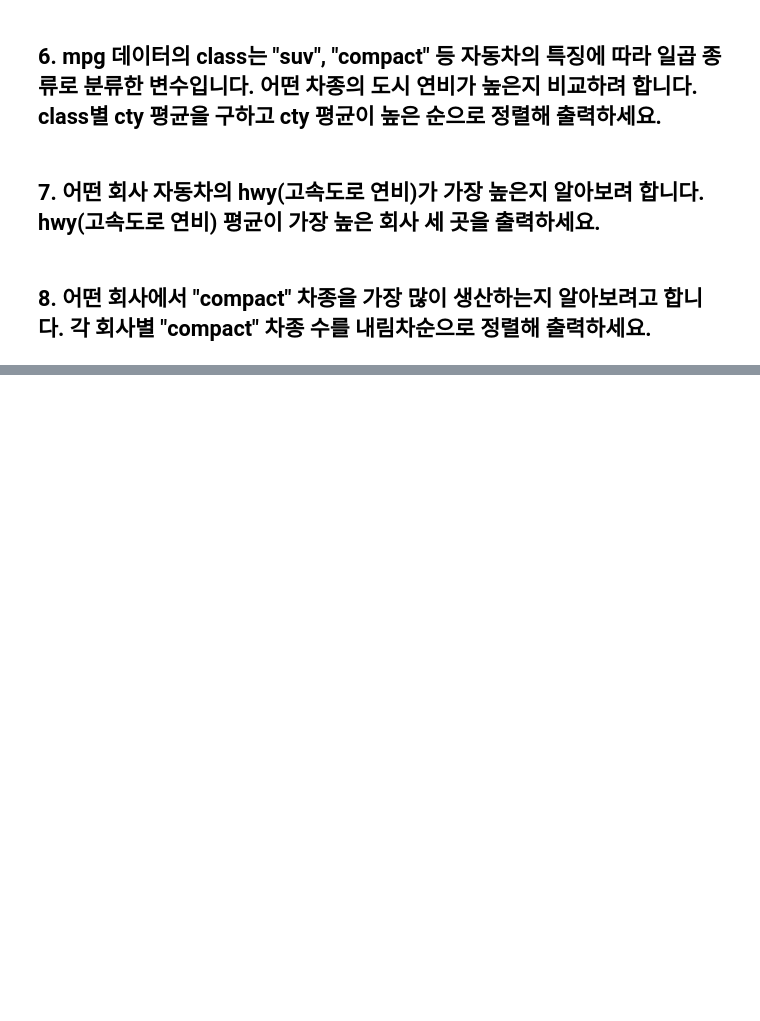
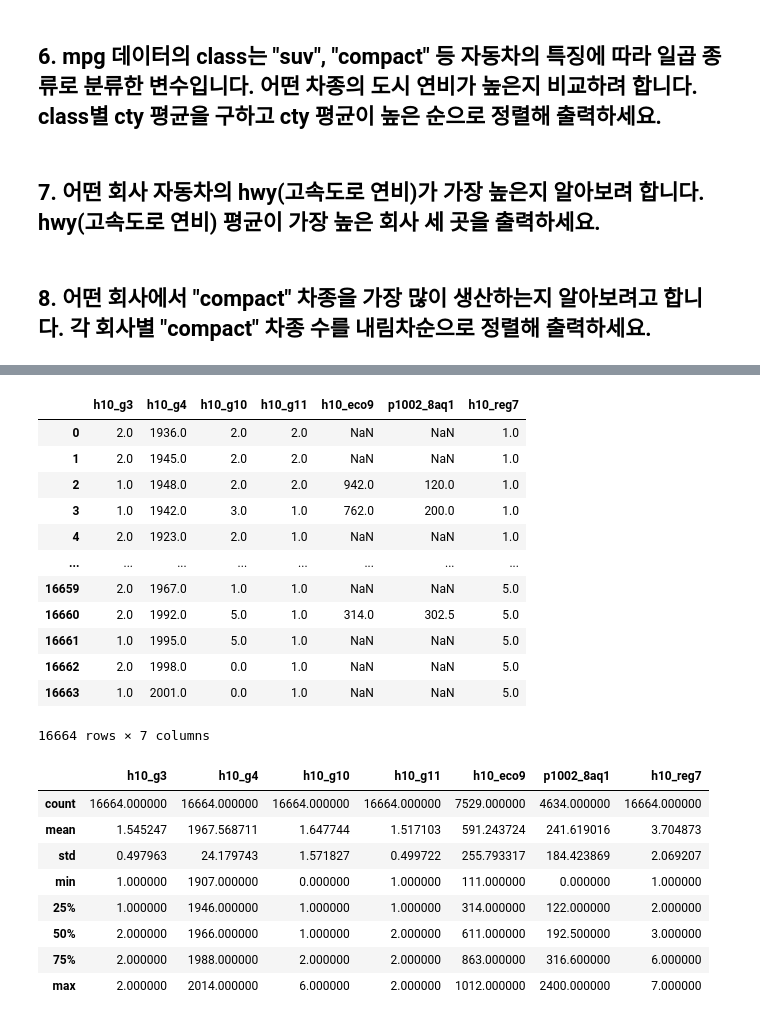
Before and after one commit to 1il1il/TIL, a Jupyter notebook: python/수행평가_3.ipynb, the cells around one changed output, grey strips where cells are left out. Saved outputs shown, nothing was run; the diff lists cells and outputs as text; code cells hidden in the pictures; blank space fills up the shorter version.

```diff
--- a/python/수행평가_3.ipynb
+++ b/python/수행평가_3.ipynb
@@ -342,0 +215,29 @@ honda 회사의 suv 자동차 연비 1~5위
+# %%
+# 한국복지패널데이터를 이용한 데이터 분석 연습
+
+# 데이터 준비
+
+# 제공된 파일의 압축을 풀면 파일이 2개 있습니다.
+# Koweps_hpc10_2015_beta1.sav : SPSS 데이터 파일 (128M)
+# Koweps_Codebook.xlsx : 우리가 사용할 column에 대한 설명
+# 총 7개의 column만을 이용합니다.
+
+
+# 데이터 파일인 Koweps_hpc10_2015_beta1.sav 파일은
+# 상용 통계분석 소프트웨어인 SPSS 전용파일입니다.
+
+# 해당 데이터 파일은 SPSS 전용파일이기 때문에 pandas에서 사용하기
+# 위해서 다음의 코드를 이용해서 DataFrame으로 변환해야 합니다.
+
+
+# pip install savReaderWriter
+import numpy as np
+import pandas as pd
+import savReaderWriter
+
+with savReaderWriter.SavReader('./data/Koweps/Koweps_hpc10_2015_beta1.sav', ioUtf8 = True) as reader:
+    df = pd.DataFrame(reader.all(), columns = [s for s in reader.header])
+
+print(df.shape)      # # (16664, 957)
+df['h10_g3'].head()  # 성별
+df['h10_g4'].head()  # 태어난 연도
@@ -342,0 +252,26 @@ honda 회사의 suv 자동차 연비 1~5위
+# %%
+display(df[['h10_g3','h10_g4','h10_g10','h10_g11','h10_eco9','p1002_8aq1','h10_reg7']])
+display(df[['h10_g3','h10_g4','h10_g10','h10_g11','h10_eco9','p1002_8aq1','h10_reg7']].describe())
+# %% [output]
+|  | h10_g3 | h10_g4 | h10_g10 | h10_g11 | h10_eco9 | p1002_8aq1 | h10_reg7 |
+| 0 | 2.0 | 1936.0 | 2.0 | 2.0 | NaN | NaN | 1.0 |
+| 1 | 2.0 | 1945.0 | 2.0 | 2.0 | NaN | NaN | 1.0 |
+| 2 | 1.0 | 1948.0 | 2.0 | 2.0 | 942.0 | 120.0 | 1.0 |
+| 3 | 1.0 | 1942.0 | 3.0 | 1.0 | 762.0 | 200.0 | 1.0 |
+| 4 | 2.0 | 1923.0 | 2.0 | 1.0 | NaN | NaN | 1.0 |
+| ... | ... | ... | ... | ... | ... | ... | ... |
+| 16659 | 2.0 | 1967.0 | 1.0 | 1.0 | NaN | NaN | 5.0 |
+| 16660 | 2.0 | 1992.0 | 5.0 | 1.0 | 314.0 | 302.5 | 5.0 |
+| 16661 | 1.0 | 1995.0 | 5.0 | 1.0 | NaN | NaN | 5.0 |
+| 16662 | 2.0 | 1998.0 | 0.0 | 1.0 | NaN | NaN | 5.0 |
+| 16663 | 1.0 | 2001.0 | 0.0 | 1.0 | NaN | NaN | 5.0 |
+16664 rows × 7 columns
+|  | h10_g3 | h10_g4 | h10_g10 | h10_g11 | h10_eco9 | p1002_8aq1 | h10_reg7 |
+| count | 16664.000000 | 16664.000000 | 16664.000000 | 16664.000000 | 7529.000000 | 4634.000000 | 16664.000000 |
+| mean | 1.545247 | 1967.568711 | 1.647744 | 1.517103 | 591.243724 | 241.619016 | 3.704873 |
+| std | 0.497963 | 24.179743 | 1.571827 | 0.499722 | 255.793317 | 184.423869 | 2.069207 |
+| min | 1.000000 | 1907.000000 | 0.000000 | 1.000000 | 111.000000 | 0.000000 | 1.000000 |
+| 25% | 1.000000 | 1946.000000 | 1.000000 | 1.000000 | 314.000000 | 122.000000 | 2.000000 |
+| 50% | 2.000000 | 1966.000000 | 1.000000 | 2.000000 | 611.000000 | 192.500000 | 3.000000 |
+| 75% | 2.000000 | 1988.000000 | 2.000000 | 2.000000 | 863.000000 | 316.600000 | 6.000000 |
+| max | 2.000000 | 2014.000000 | 6.000000 | 2.000000 | 1012.000000 | 2400.000000 | 7.000000 |
```
Also changed, not shown: parts of 42 cells of this notebook.
